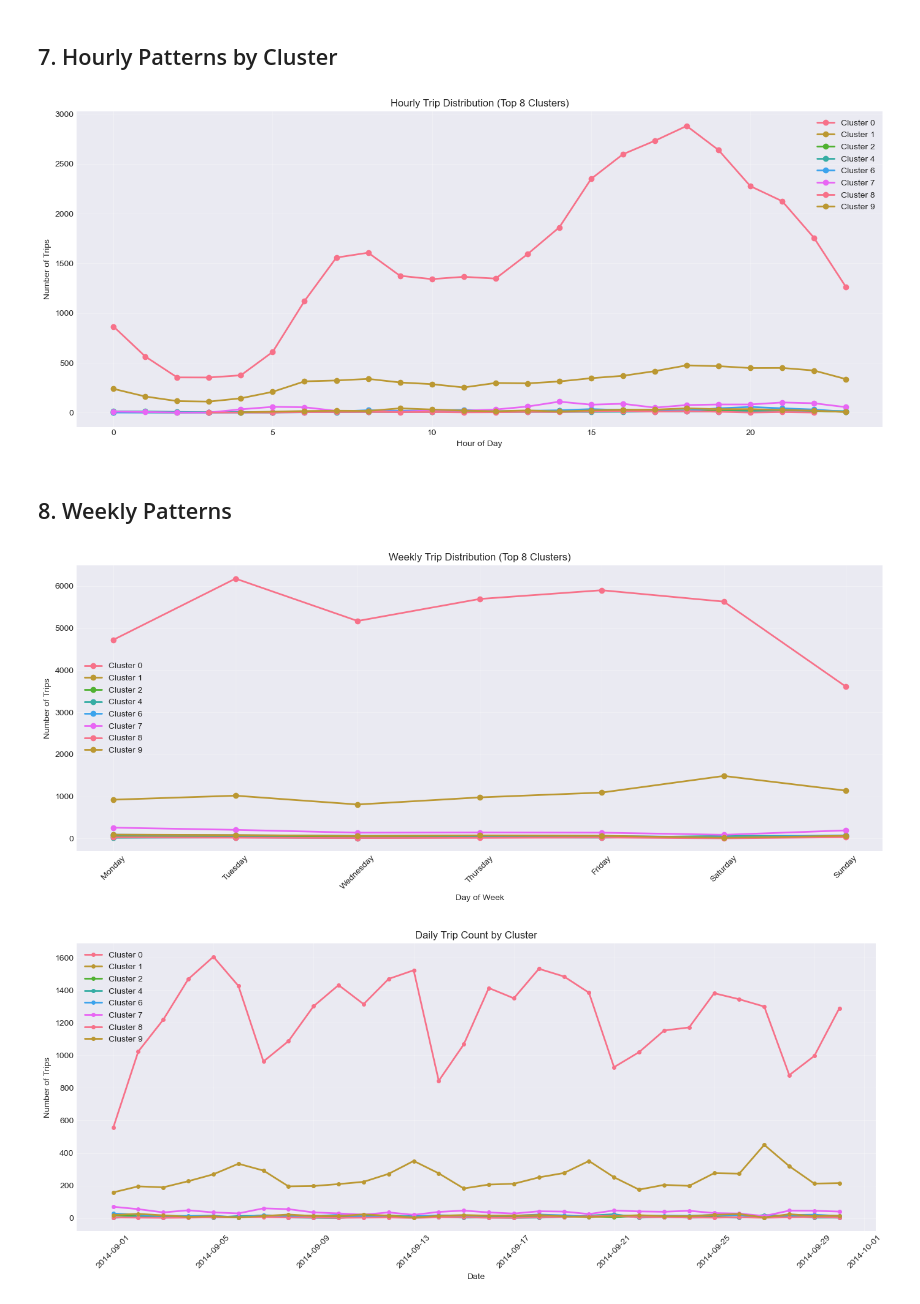
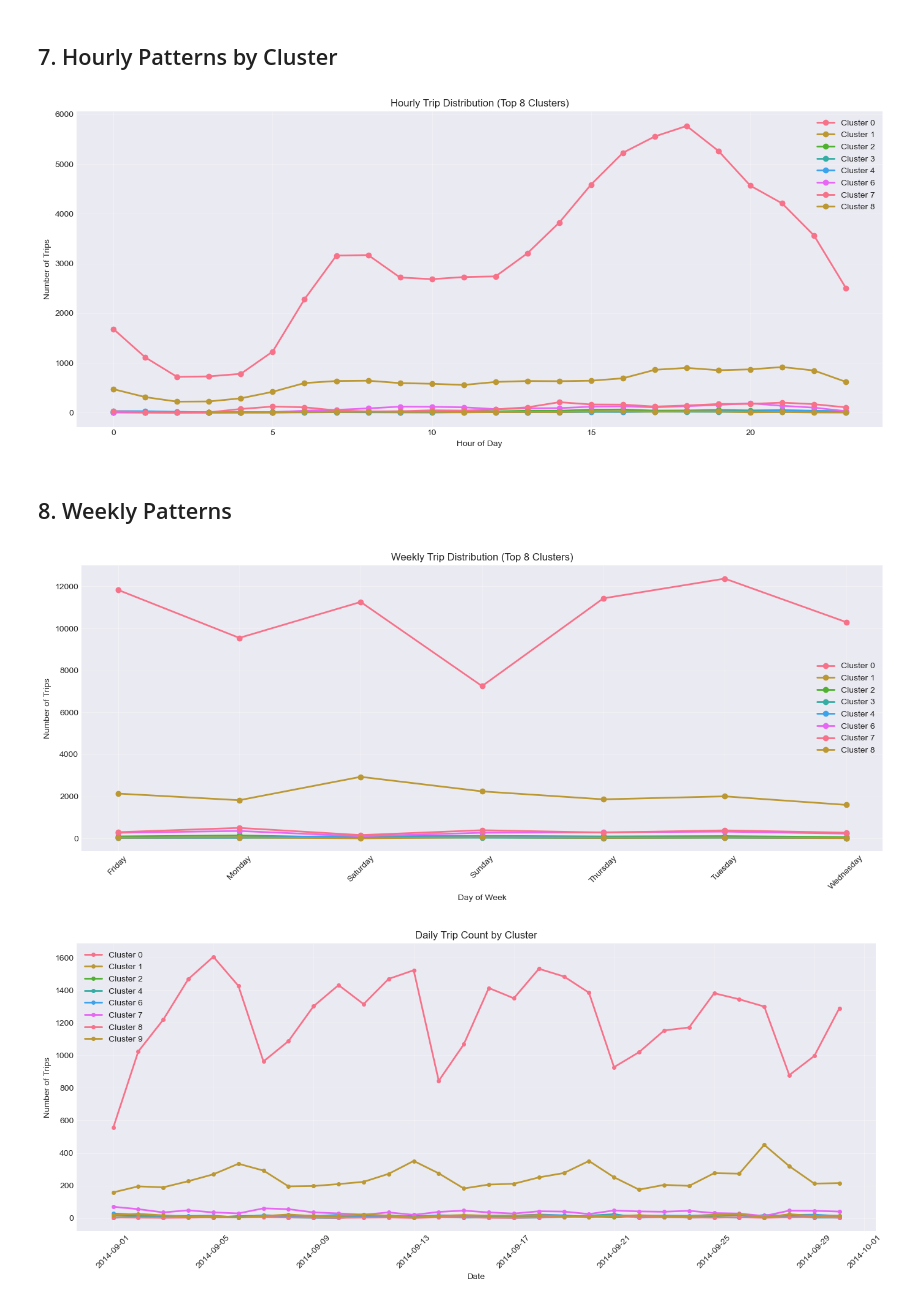
Before and after one commit to semeniuk4/unsupervised-learning-uber-data, a Jupyter notebook: task.ipynb, the cells around one changed output. Drawn from its saved outputs; the diff is of its cells as text; code cells hidden in the pictures.

Commit message:
Fixed some things, increased sample size

```diff
--- a/task.ipynb
+++ b/task.ipynb
@@ -90,7 +90,7 @@ plt.show()
 
 We are going to use a sample to calculate k (with whole dataset it takes ages)
 # %%
-sample_size = 50000
+sample_size = 100000
 np.random.seed(42)
 df_sample = df.sample(n=sample_size, random_state=42)
 
@@ -401,28 +390,28 @@ ax.grid(True, alpha=0.3)
 plt.tight_layout()
 plt.show()
 # %% [output]
-[figure, old version]
+[figure, new version]
 # %% [markdown]
 ## 8. Weekly Patterns
 # %%
-dow_clusters = df_analysis.groupby(['DBSCAN_Cluster', 'DayOfWeek', 'DayOfWeekName']).size().reset_index(name='Count')
+dow_clusters = df_analysis.groupby(['DBSCAN_Cluster',  'DayOfWeekName']).size().reset_index(name='Count')
 
 fig, ax = plt.subplots(figsize=(14, 6))
 for cluster in sorted(top_clusters):
-    cluster_data = dow_clusters[dow_clusters['DBSCAN_Cluster'] == cluster].sort_values('DayOfWeek')
+    cluster_data = dow_clusters[dow_clusters['DBSCAN_Cluster'] == cluster].sort_values('DayOfWeekName')
     ax.plot(cluster_data['DayOfWeekName'], cluster_data['Count'], marker='o',
             label=f'Cluster {cluster}', linewidth=2)
 
 ax.set_xlabel('Day of Week')
 ax.set_ylabel('Number of Trips')
 ax.set_title('Weekly Trip Distribution (Top 8 Clusters)')
 ax.legend()
 ax.grid(True, alpha=0.3)
 plt.xticks(rotation=45)
 plt.tight_layout()
 plt.show()
 # %% [output]
-[figure, old version]
+[figure, new version]
 # %%
 
 daily_trends = df_analysis.groupby(['Date', 'DBSCAN_Cluster']).size().reset_index(name='Count')
```
Also changed, not shown: parts of 11 cells of this notebook.
